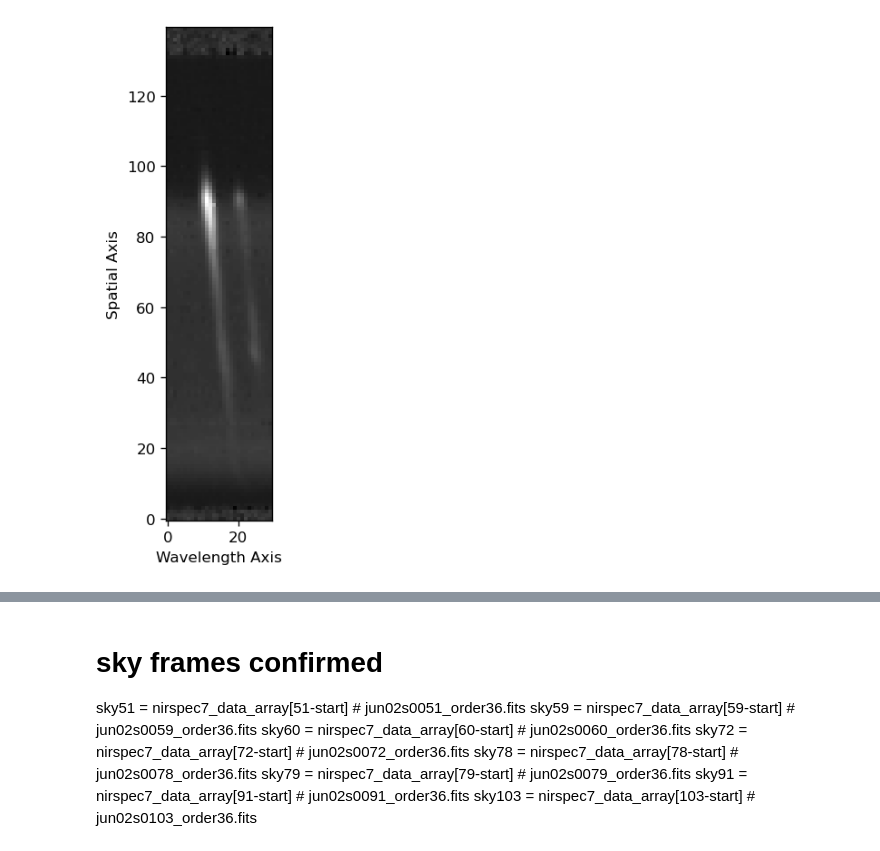
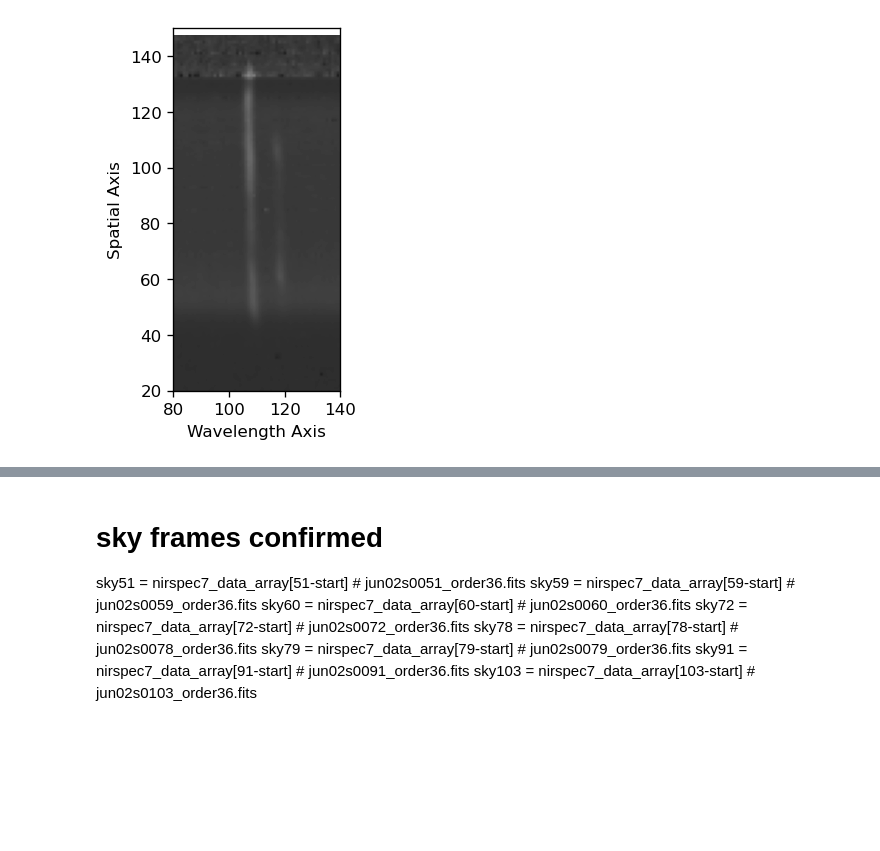
Before and after one commit to ruoyanwangdr/Dynamics-of-Jovian-Infrared-Auroral-Ionosphere-and-Thermosphere, a Jupyter notebook: h3p.ipynb, the cells around one changed output, grey strips where cells are left out. Drawn from its saved outputs; the diff is of its cells as text; code cells hidden in the pictures; blank space fills up the shorter version.

```diff
--- a/h3p.ipynb
+++ b/h3p.ipynb
@@ -31,13 +31,13 @@ end_nirspec7 = 112 # fits index end, min >= n, max <= 999
 for i in range(filesize):
     n = i + start_nirspec7
     if n>= start_nirspec7 and n < 10:
-        hdu_data = fits.getdata(filepath + 'order36/test/' + 'jun02s000' + '{}_order36.fits'.format(n), ext=0)
+        hdu_data = fits.getdata(filepath + 'order36/' + 'jun02s000' + '{}_order36.fits'.format(n), ext=0)
         nirspec7_data.append(hdu_data)
     elif n>= 10 and n < 100:
-        hdu_data = fits.getdata(filepath + 'order36/test/' + 'jun02s00' + '{}_order36.fits'.format(n), ext=0)
+        hdu_data = fits.getdata(filepath + 'order36/' + 'jun02s00' + '{}_order36.fits'.format(n), ext=0)
         nirspec7_data.append(hdu_data)
     elif n >= 100 and n < end_nirspec7: # fits index ends at 111
-        hdu_data = fits.getdata(filepath + 'order36/test/' + 'jun02s0' + '{}_order36.fits'.format(n), ext=0)
+        hdu_data = fits.getdata(filepath + 'order36/' + 'jun02s0' + '{}_order36.fits'.format(n), ext=0)
         nirspec7_data.append(hdu_data)
     elif n >= end_nirspec7:
         break
@@ -121,7 +121,7 @@ def scale_sky_frame(fn_spec):
     sky_final = sky1 * ((t2 - td) / (t2 - t1)) + sky2 * ((td - t1) / (t2 - t1))
     return sky_final
 
-fn_spec = 65 # frame number of target spectra
+fn_spec = 85 # frame number of target spectra
 sky_total = scale_sky_frame(fn_spec)
 
 # remove sky background: (object - sky_frame)/(average_flat_field - average_flat_lamp_off)
@@ -130,47 +130,47 @@ sky_subtracted = (nirspec7_data_array[fn_spec-start_nirspec7] - sky_total) / (av
 pixel = np.linspace(0, np.size(sky_subtracted, 1), np.size(sky_subtracted, 1))
 
 # show reduced fits
-#plt.figure(figsize=(12,6))
-#plt.imshow(sky_subtracted, cmap='gist_gray')
-#plt.xlabel('Wavelength Axis')
-#plt.ylabel('Spatial Axis')
-#plt.gca().invert_yaxis()
-#plt.xlim(50,150)
-#plt.ylim(40,130)
+plt.figure(figsize=(12,4))
+plt.imshow(sky_subtracted, cmap='gist_gray')
+plt.xlabel('Wavelength Axis')
+plt.ylabel('Spatial Axis')
+plt.gca().invert_yaxis()
+plt.xlim(80,140)
+plt.ylim(20,150)
 #plt.colorbar(orientation='horizontal', pad=0.1)
 
 
 # define normalization function
 def normalize(data):
     return (data - np.min(data)) / (np.max(data) - np.min(data))
 
 # define guassian function, credit to pen and pants IDL's Gaussfit in Python
 def gaussian_fit(x, a0, a1, a2, a3, a4, a5):
     """
     x = data array
     a0 = height of guassian
     a1 = pixel position of Gaussian peak
     a2 = width of Gaussian
     a3 = constant term
     a4 = linear term
     a5 = quadratic term
 
     note: fwhm = a2 * np.sqrt(2 * np.log(2)) * 2
     """
     z = (x - a1) / a2
     y = a0 * np.exp(-z**2 / a2) + a3 + a4 * x + a5 * x**2
     return y
 
 
-a = np.delete(sky_subtracted, np.s_[200:1024], 1)
-b = np.delete(a, np.s_[0:85], 1)
-c = np.delete(b, np.s_[30:115], 1)
-pixel = np.linspace(0, np.size(c, 1), np.size(c, 1))
-plt.figure(figsize=(12,6))
-plt.imshow(c, cmap='gist_gray')
-plt.xlabel('Wavelength Axis')
-plt.ylabel('Spatial Axis')
-plt.gca().invert_yaxis()
+#a = np.delete(sky_subtracted, np.s_[200:1024], 1)
+#b = np.delete(a, np.s_[0:85], 1)
+#c = np.delete(b, np.s_[30:115], 1)
+#pixel = np.linspace(0, np.size(c, 1), np.size(c, 1))
+#plt.figure(figsize=(12,6))
+#plt.imshow(c, cmap='gist_gray')
+#plt.xlabel('Wavelength Axis')
+#plt.ylabel('Spatial Axis')
+#plt.gca().invert_yaxis()
 #plt.ylim(0,20)
 # %% [output]
-[figure, old version]
+[figure, new version]
```
Also changed, not shown: parts of 10 cells of this notebook.
